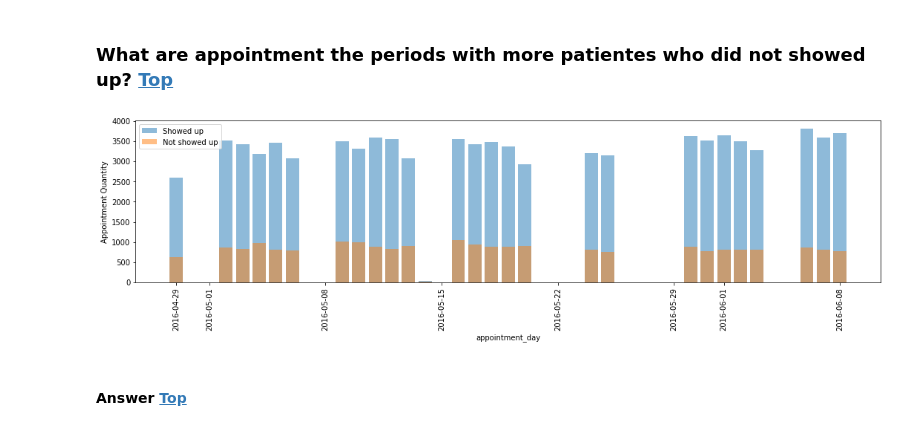
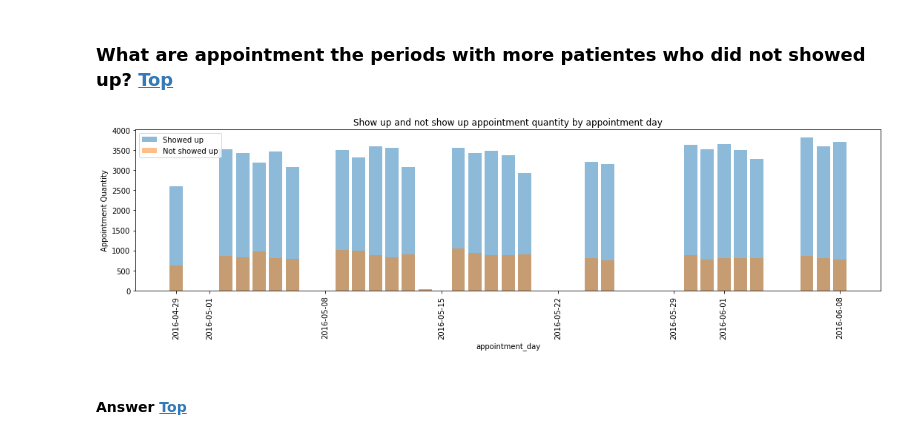
Before and after one commit to alexandregpereira/brasilmigue, a Jupyter notebook: brasil_migue_results.ipynb, the cells around one changed output. Saved outputs shown, nothing was run; the diff lists cells and outputs as text; code cells hidden in the pictures.

```diff
--- a/brasil_migue_results.ipynb
+++ b/brasil_migue_results.ipynb
@@ -833,11 +863,12 @@ plt.show()
 # %%
 plt.figure(figsize=(18, 4))
 brm.build_column_bar_chart(plt, df_showed_up, df_not_showed_up, 'appointment_day')
 plt.setp(plt.gca().xaxis.get_majorticklabels(),
          'rotation', 90)
+plt.title('Show up and not show up appointment quantity by appointment day')
 plt.show()
 # %% [output]
-[figure, old version]
+[figure, new version]
 # %% [markdown]
 #### Answer  <a id='wa_appoi'/> <a href='#topo'>Top</a>
 # %%
```
Also changed, not shown: parts of 22 cells of this notebook, 1 other file.
